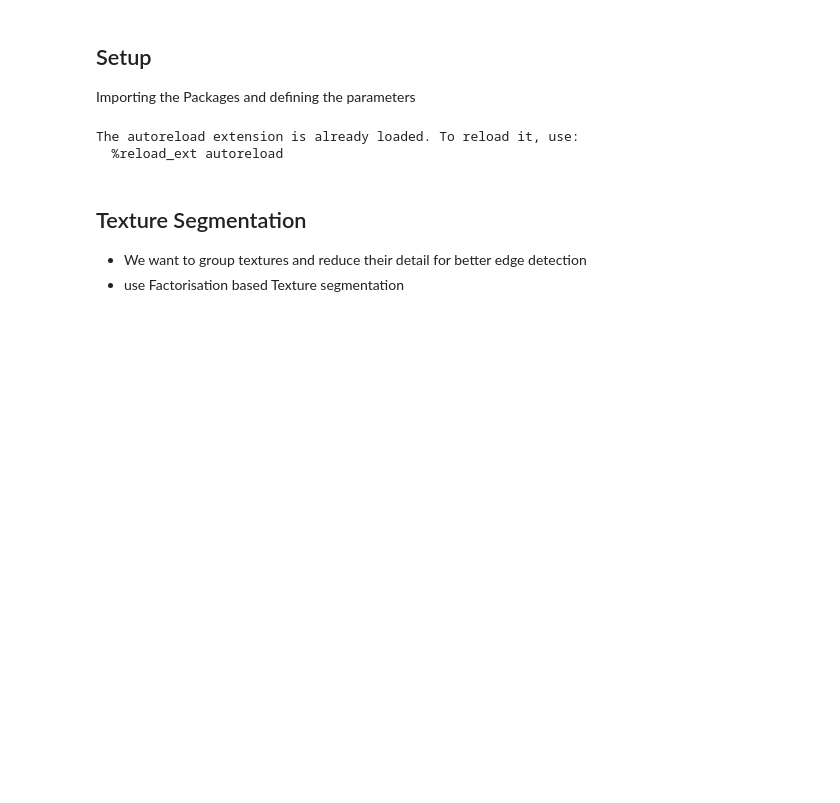
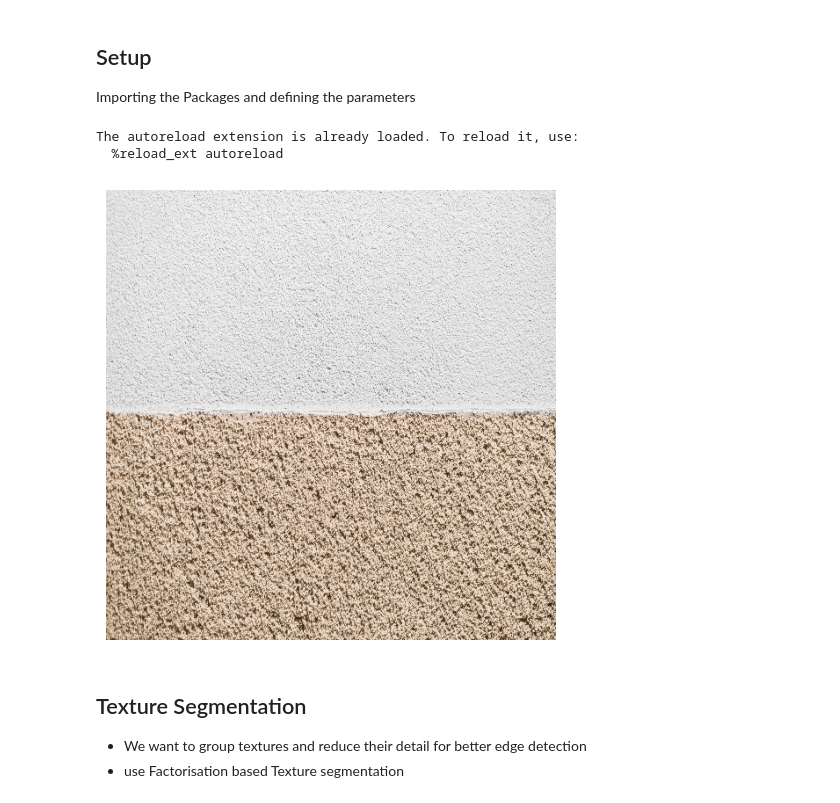
Before and after one commit to JelleKUL/segmentationtools, a Jupyter notebook: docs/source/examples/workflow.ipynb, the cells around one changed output. Drawn from its saved outputs; the diff is of its cells as text; code cells hidden in the pictures; blank space fills up the shorter version.

```diff
--- a/docs/source/examples/workflow.ipynb
+++ b/docs/source/examples/workflow.ipynb
@@ -32,3 +34,7 @@ mesh = o3d.io.read_triangle_mesh(meshPath, True)
+# %%
+st.show_img(cv2.resize(np.asarray(mesh.textures[0]), (512, 512)), bw=False)
+# %% [output]
+[figure, added]
 # %% [markdown]
 ## Texture Segmentation
 
```
Also changed, not shown: parts of 4 cells of this notebook.
